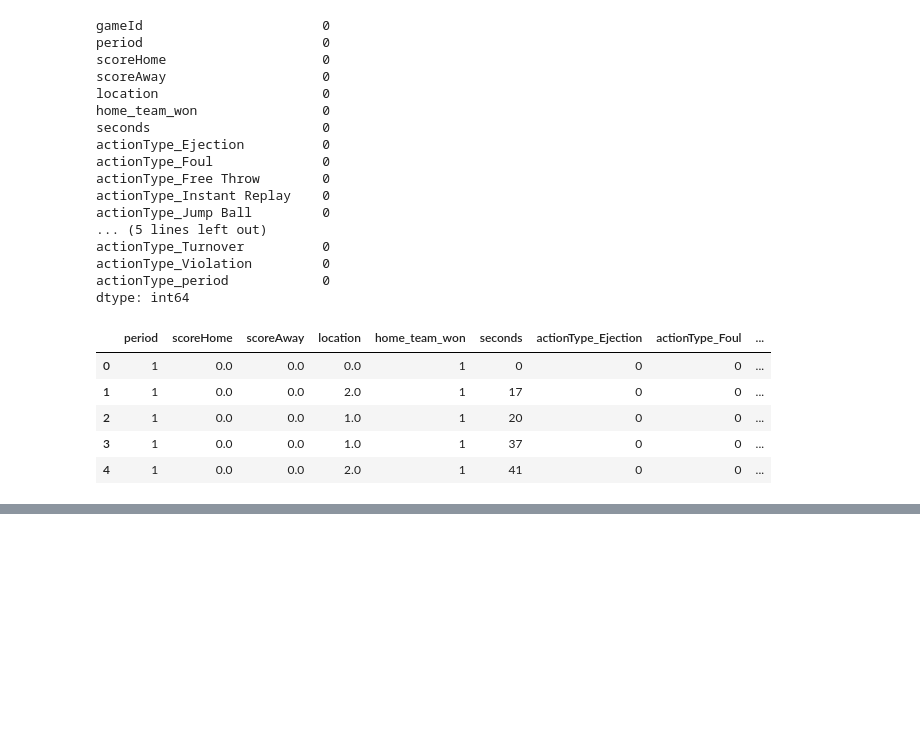
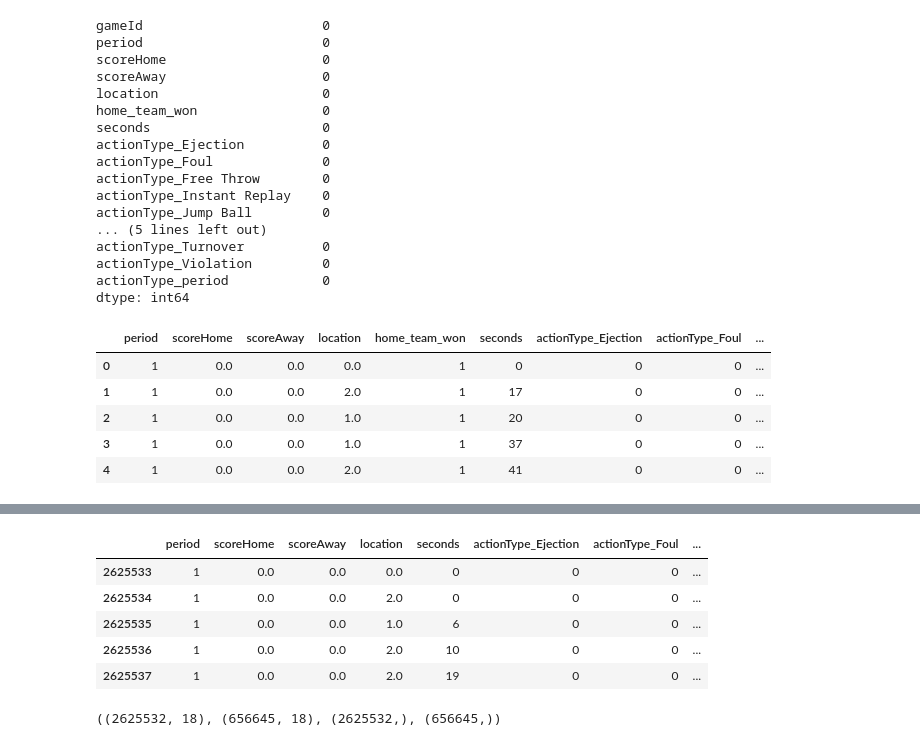
Before and after one commit to htaheri17/Real-Time-Win-Probability-Predictor, a Jupyter notebook: notebooks/win_probability_model.ipynb, the cells around one changed output, grey strips where cells are left out. Cells and saved outputs as stored; diff of their text form; code cells hidden in the pictures; blank space fills up the shorter version.

```diff
--- a/notebooks/win_probability_model.ipynb
+++ b/notebooks/win_probability_model.ipynb
@@ -452,0 +504,14 @@ df.head()
+# %%
+X_test.head()
+# %% [output]
+|  | period | scoreHome | scoreAway | location | seconds | actionType_Ejection | actionType_Foul | ... |
+| 2625533 | 1 | 0.0 | 0.0 | 0.0 | 0 | 0 | 0 | ... |
+| 2625534 | 1 | 0.0 | 0.0 | 2.0 | 0 | 0 | 0 | ... |
+| 2625535 | 1 | 0.0 | 0.0 | 1.0 | 6 | 0 | 0 | ... |
+| 2625536 | 1 | 0.0 | 0.0 | 2.0 | 10 | 0 | 0 | ... |
+| 2625537 | 1 | 0.0 | 0.0 | 2.0 | 19 | 0 | 0 | ... |
+# %%
+# check if the data is the same for train and test
+X_train.shape, X_test.shape, y_train.shape, y_test.shape
+# %% [output]
+((2625532, 18), (656645, 18), (2625532,), (656645,))
```
Also changed, not shown: parts of 6 cells of this notebook.
